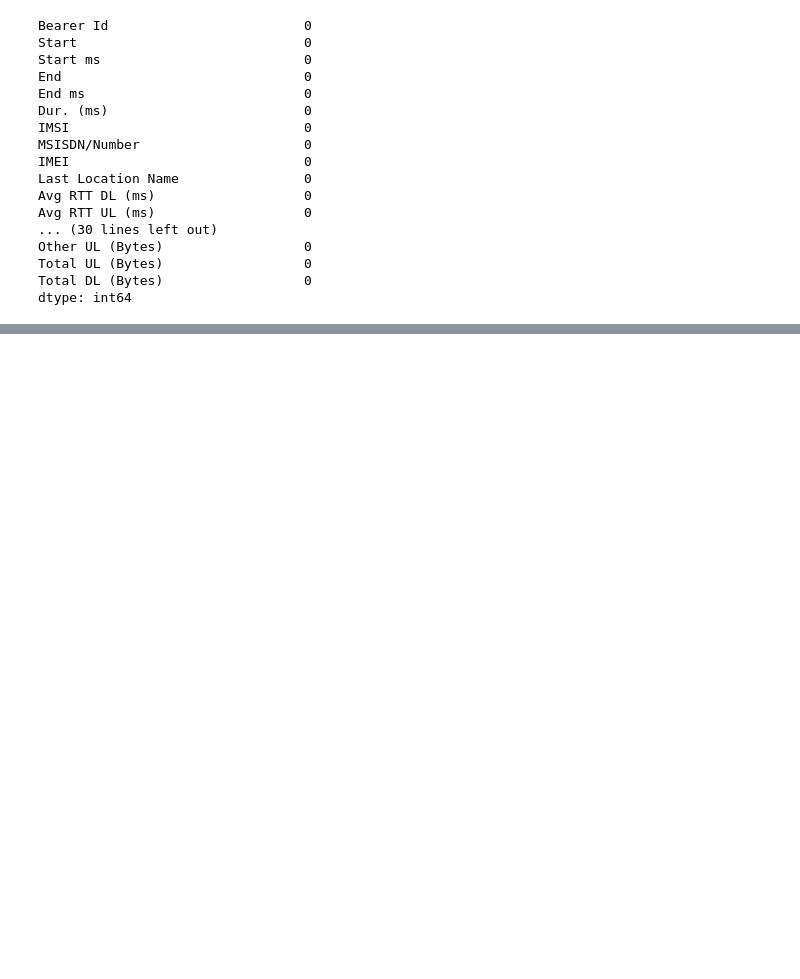
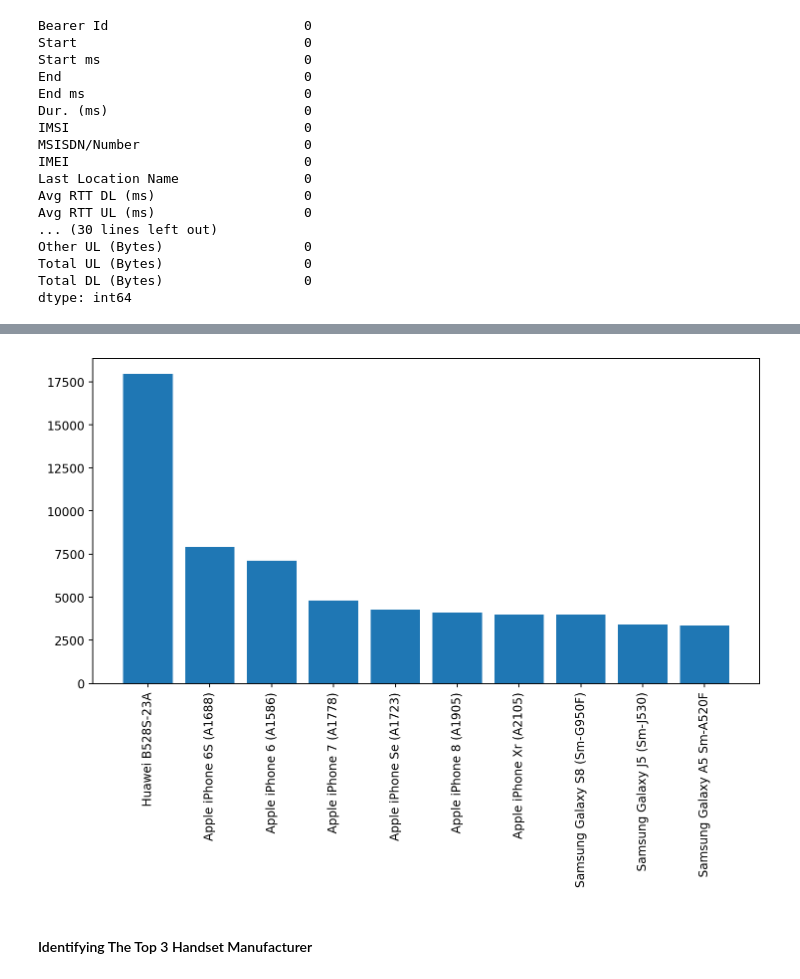
Before and after one commit to KutashiMA/Telecom_User_Analytics, a Jupyter notebook: User_Analytics.ipynb, the cells around one changed output, grey strips where cells are left out. Drawn from its saved outputs; the diff is of its cells as text; code cells hidden in the pictures; blank space fills up the shorter version.

```diff
--- a/User_Analytics.ipynb
+++ b/User_Analytics.ipynb
@@ -298,0 +305,2 @@ memory usage: 43.8+ MB
+# %%
+df_pp.reset_index(drop=True, inplace=True)
@@ -298,0 +327,3 @@ memory usage: 43.8+ MB
+# %%
+# dropping all rows with undefined in Handset Type
+df_pp.drop(df_pp[df_pp['Handset Type'] == 'undefined'].index, axis=0, inplace = True)
@@ -298,0 +337,3 @@ memory usage: 43.8+ MB
+# %%
+top_handsets = df_pp.groupby('Handset Type').agg({'Bearer Id': 'count'}).sort_values(by='Bearer Id', ascending=False)[:10]
+top_handsets
@@ -298,0 +353,13 @@ memory usage: 43.8+ MB
+# %%
+# Plot of top 10 handsets
+plt.figure(figsize = (10,5), dpi = 173)
+
+plt.bar(top_handsets.index, top_handsets['Bearer Id'])
+
+plt.xticks(rotation=90)
+
+plt.show()
+# %% [output]
+[figure, added]
+# %% [markdown]
+#### Identifying The Top 3 Handset Manufacturer
```
Also changed, not shown: parts of 62 cells of this notebook.
